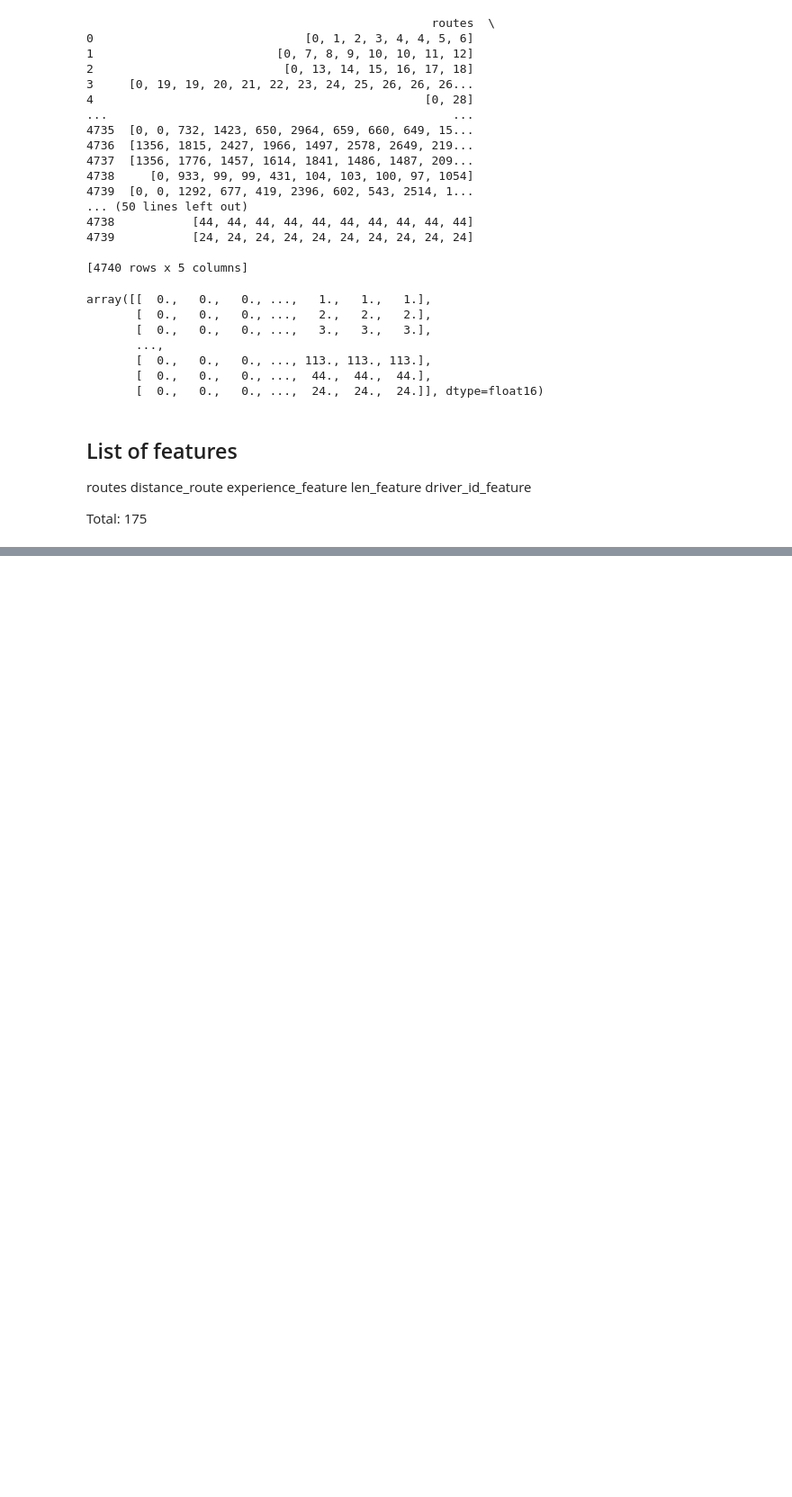
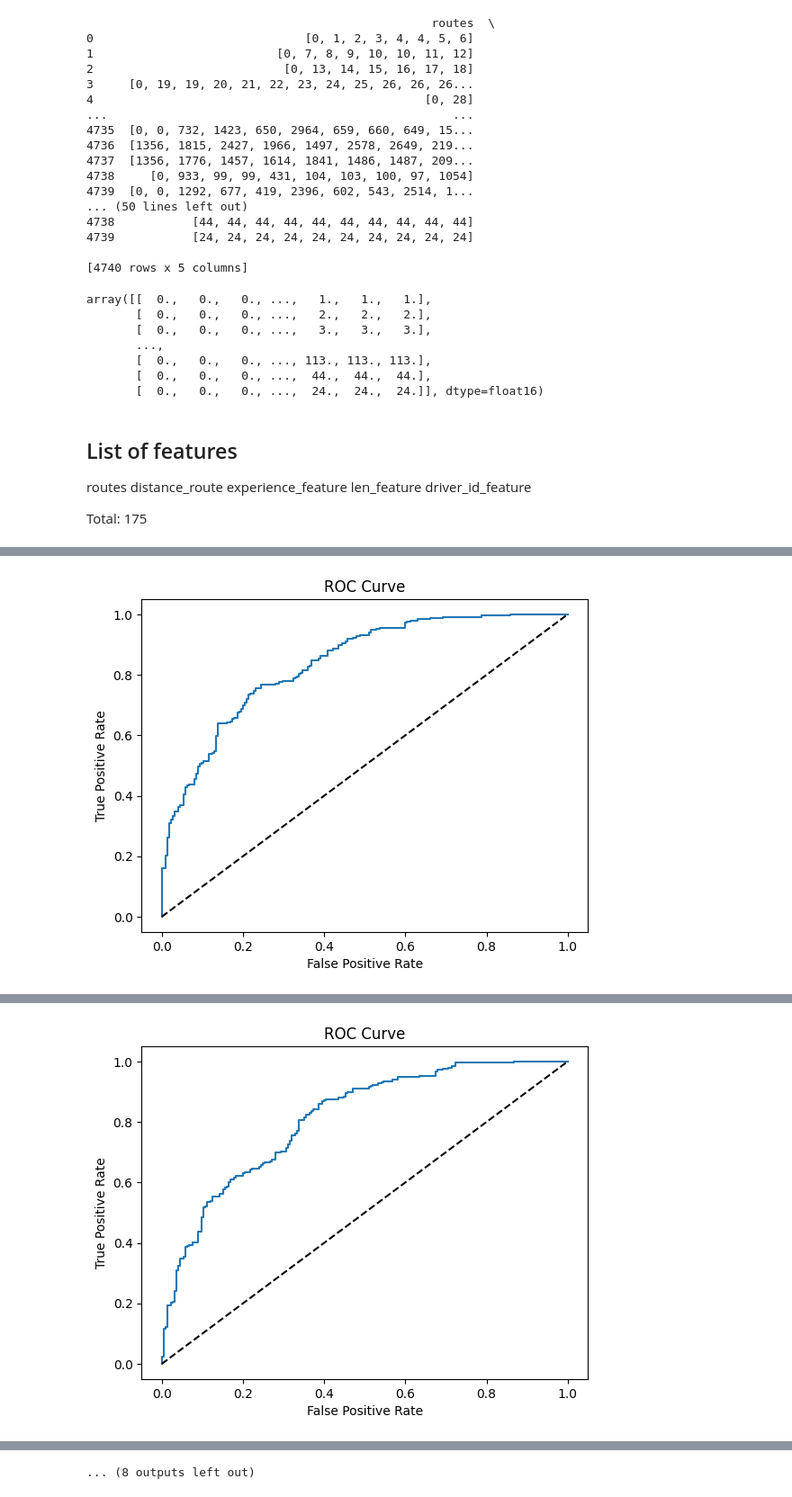
Before and after one commit to anna1904/RouteClassification, a Jupyter notebook: generate_routes.ipynb, the cells around one changed output, grey strips where cells are left out. Shown at 90% size. Drawn from its saved outputs; the diff is of its cells as text; code cells hidden in the pictures; blank space fills up the shorter version.

```diff
--- a/generate_routes.ipynb
+++ b/generate_routes.ipynb
@@ -876,23 +822,21 @@ from sklearn.metrics import (
 import matplotlib.pyplot as plt
 
 def get_stats(model, data):
-    x = []
+    model.eval()
+    y_pred = []
+    y_pred_exact = []
     y = []
+    for inputs, labels in data:
+        y.extend(labels)
+        results = model(inputs).detach()
+        y_pred.extend(np.round(results))
+        y_pred_exact.extend(results)
 
-    for inputs, labels in data:
-        x.extend(inputs)
-        y.extend(labels)
-
-    x = np.array(x)
-    y = np.array(y)
-    model.eval()
-    y_pred = np.round(model(torch.tensor(x)).detach())
     acc = accuracy_score(y, y_pred)
     precision = precision_score(y, y_pred)
     recall = recall_score(y, y_pred)
     f1 = f1_score(y, y_pred)
 
-    y_pred_exact = model(torch.tensor(x)).detach()
     fpr, tpr, thresholds = roc_curve(y, y_pred_exact)
     roc_auc = auc(fpr, tpr)
 
@@ -1096,0 +866,52 @@ val_precision : 68.02507836990596
+# %%
+from sklearn.model_selection import KFold, StratifiedKFold, cross_val_score
+
+kf = StratifiedKFold(n_splits=10, shuffle=True, random_state=seed_value)
+
+stats = []
+
+FEATURE_COLUMNS = ['routes', 'driver_id_feature']
+
+class DataFrameDataset(Dataset):
+    def __init__(self, df):
+        self.df = df
+
+    def __len__(self):
+        return len(self.df)
+
+    def __getitem__(self, idx):
+        item = {}
+        for col in FEATURE_COLUMNS:
+            feature = self.df[col].iloc[idx]
+            if isinstance(feature, list):
+                feature = padding_([feature], max_route_length)[0]
+            item[col] = feature
+        item['label'] = self.df['label'].iloc[idx]
+        return item, item['label']
+
+def get_data_loaders(train_df, test_df):
+    # create Tensor datasets
+    train_data = DataFrameDataset(train_df)
+    valid_data = DataFrameDataset(test_df)
+
+    # dataloaders
+    batch_size = 64
+
+    # make sure to SHUFFLE your data
+    train_loader = DataLoader(train_data, shuffle=True, batch_size=batch_size, generator=g, worker_init_fn=seed_worker)
+    valid_loader = DataLoader(valid_data, shuffle=True, batch_size=batch_size, generator=g, worker_init_fn=seed_worker)
+    return train_loader, valid_loader
+
+shuffled_df = final_routes.sample(frac=1, random_state=42).reset_index(drop=True)
+for train_index, test_index in kf.split(shuffled_df, shuffled_df['label']):
+    train_df = shuffled_df.iloc[train_index]
+    test_df = shuffled_df.iloc[test_index]
+
+    train_loader, valid_loader = get_data_loaders(train_df, test_df)
+    print(f'len(train_df) = {len(train_df)}, len(test_df) = {len(test_df)}')
+    model = get_model()
+    model.train()
+
+    train_model((train_loader, valid_loader), model, epochs=20)
+    stats.append(get_stats(model, valid_loader))
+# %% [output]
@@ -1096,0 +935 @@ val_precision : 68.02507836990596
+[figure, added]
@@ -1096,0 +953 @@ val_precision : 68.02507836990596
+[figure, added]
@@ -1097,3 +1026,4 @@ val_precision : 68.02507836990596
+... (8 outputs left out)
 # %%
 def get_mean_stat(stats, stat_name):
     if stat_name in ["fpr", "tpr"]:
```
Also changed, not shown: parts of 10 cells of this notebook.
